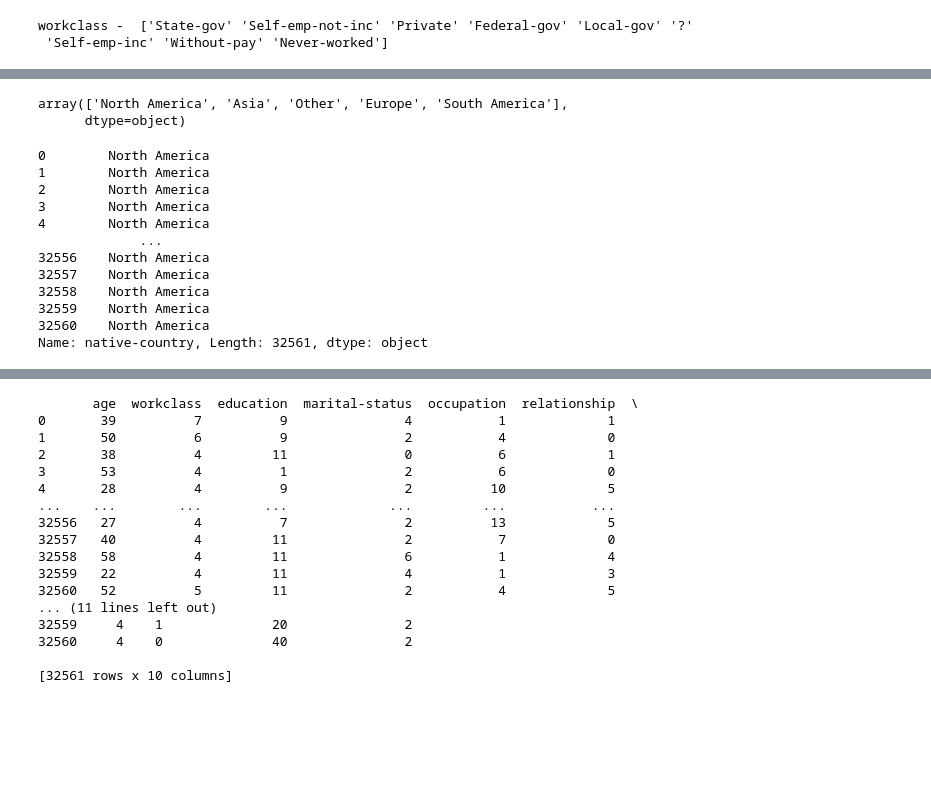
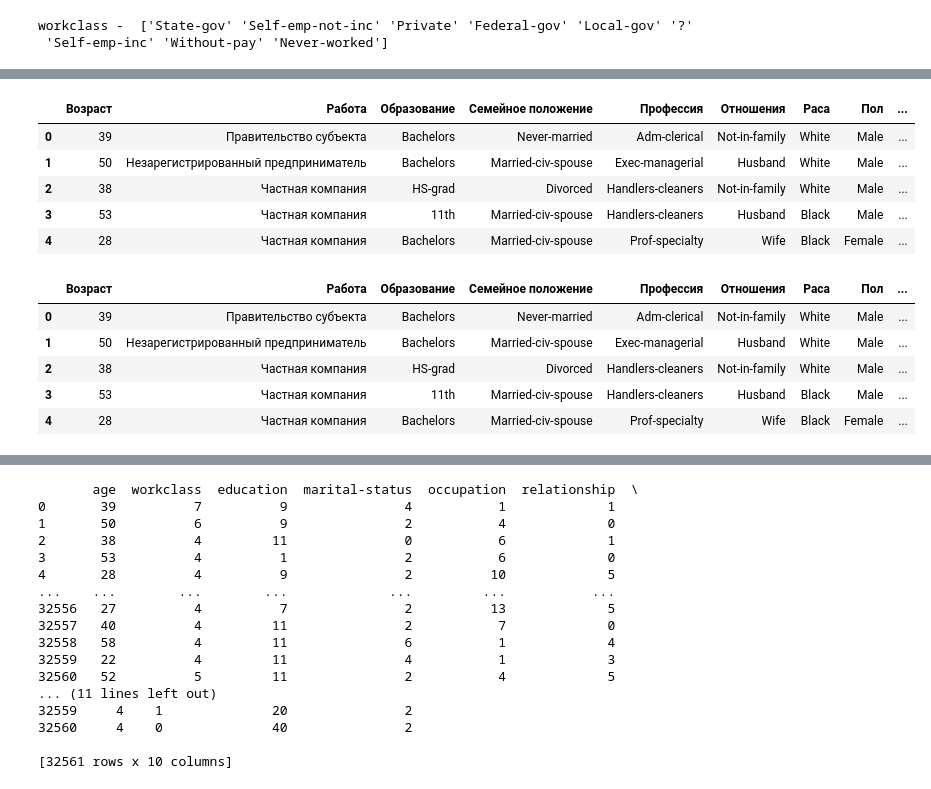
Before and after one commit to Enneris/knn-classification, a Jupyter notebook: knn classification.ipynb, the cells around one changed output, grey strips where cells are left out. Drawn from its saved outputs; the diff is of its cells as text; code cells hidden in the pictures; blank space fills up the shorter version.

```diff
--- a/knn classification.ipynb
+++ b/knn classification.ipynb
@@ -124,47 +150,38 @@ hours-per-week -  [40 13 16 45 50 80 30 35 60 20 52 44 15 25 38 43 55 48 58 32 7
 # %%
 lb_workclass = preprocessing.LabelEncoder()
 lb_workclass.fit(['State-gov', 'Self-emp-not-inc', 'Private', 'Federal-gov', 'Local-gov', '?',
  'Self-emp-inc', 'Without-pay', 'Never-worked'])
 data.iloc[:,1]=lb_workclass.transform(data.iloc[:,1])
 wcl_list=['Правительство субъекта','Незарегистрированный предприниматель','Частная компания', 'Федеральное правительство',
           'Местное правительство','Другое','Зарегистрированный предприниматель','Без оплаты','Безработный']
 wcl_dict={x:y for x,y in zip(wcl_titles,wcl_list)}
+
+data_plots=data_plots.replace(['State-gov', 'Self-emp-not-inc', 'Private', 'Federal-gov', 'Local-gov', '?', 'Self-emp-inc',
+                               'Without-pay', 'Never-worked'],wcl_list)
+data_plots.head()
+# %% [output]
+|  | Возраст | Работа | Образование | Семейное положение | Профессия | Отношения | Раса | Пол | ... |
+| 0 | 39 | Правительство субъекта | Bachelors | Never-married | Adm-clerical | Not-in-family | White | Male | ... |
+| 1 | 50 | Незарегистрированный предприниматель | Bachelors | Married-civ-spouse | Exec-managerial | Husband | White | Male | ... |
+| 2 | 38 | Частная компания | HS-grad | Divorced | Handlers-cleaners | Not-in-family | White | Male | ... |
+| 3 | 53 | Частная компания | 11th | Married-civ-spouse | Handlers-cleaners | Husband | Black | Male | ... |
+| 4 | 28 | Частная компания | Bachelors | Married-civ-spouse | Prof-specialty | Wife | Black | Female | ... |
-# %%
-data=data.replace([' United-States',' Canada', ' Cuba',' Jamaica',' Dominican-Republic',' El-Salvador',' Guatemala',' Haiti',
-                 ' Honduras',' Mexico',' Nicaragua',' Outlying-US(Guam-USVI-etc)',' Puerto-Rico',' Trinadad&Tobago',' India',
-                 ' Cambodia',' China',' Hong',' Iran',' Japan',' Laos',' Philippines',' Taiwan',' Thailand',' Vietnam',
-                 ' Ecuador',' Columbia',' Peru',' England',' France',' Germany',' Greece',' Holand-Netherlands',' Hungary',
-                 ' Ireland',' Italy',' Poland',' Portugal',' Scotland',' Yugoslavia',' South',' ?'],
-                ['North America','North America','North America','North America','North America','North America',
-                 'North America','North America','North America','North America','North America','North America',
-                 'North America','North America','Asia','Asia','Asia','Asia','Asia','Asia','Asia','Asia','Asia','Asia','Asia',
-                 'South America','South America','South America','Europe','Europe','Europe','Europe','Europe','Europe','Europe',
-                 'Europe','Europe','Europe','Europe','Europe','Other','Other'])
-
-data['native-country'].unique()
-# %% [output]
-array(['North America', 'Asia', 'Other', 'Europe', 'South America'],
-      dtype=object)
 # %%
-
-print(data.iloc[:,9])
 lb_native = preprocessing.LabelEncoder()
 lb_native.fit(['North America', 'Asia', 'Other', 'Europe', 'South America'])
 data.iloc[:,9]=lb_native.transform(data.iloc[:,9])
 native_list=['Северная Америка','Азия','Другое', 'Европа','Южная Америка']
 native_dict={x:y for x,y in zip(native_titles,native_list)}
+
+data_plots=data_plots.replace(['North America', 'Asia', 'Other', 'Europe', 'South America'],native_list)
-# %% [output]
-0        North America
-1        North America
-2        North America
-3        North America
-4        North America
-             ...
-32556    North America
-32557    North America
-32558    North America
-32559    North America
-32560    North America
-Name: native-country, Length: 32561, dtype: object
+# %%
+data_plots.head()
+# %% [output]
+|  | Возраст | Работа | Образование | Семейное положение | Профессия | Отношения | Раса | Пол | ... |
+| 0 | 39 | Правительство субъекта | Bachelors | Never-married | Adm-clerical | Not-in-family | White | Male | ... |
+| 1 | 50 | Незарегистрированный предприниматель | Bachelors | Married-civ-spouse | Exec-managerial | Husband | White | Male | ... |
+| 2 | 38 | Частная компания | HS-grad | Divorced | Handlers-cleaners | Not-in-family | White | Male | ... |
+| 3 | 53 | Частная компания | 11th | Married-civ-spouse | Handlers-cleaners | Husband | Black | Male | ... |
+| 4 | 28 | Частная компания | Bachelors | Married-civ-spouse | Prof-specialty | Wife | Black | Female | ... |
 # %%
 lb_educ = preprocessing.LabelEncoder()
```
Also changed, not shown: parts of 21 cells of this notebook, 1 other file.
